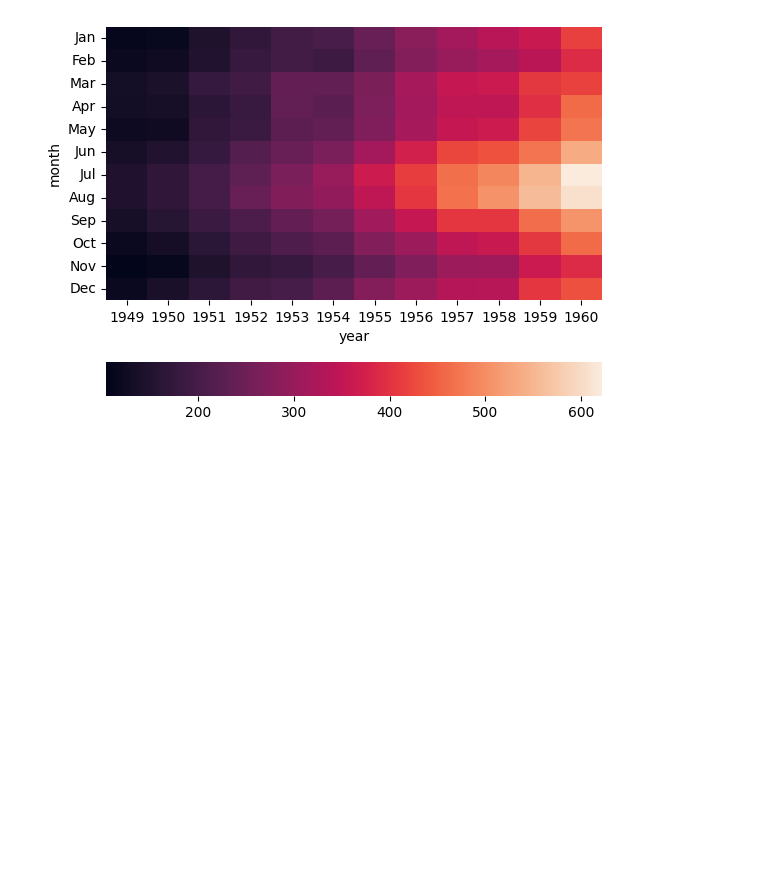
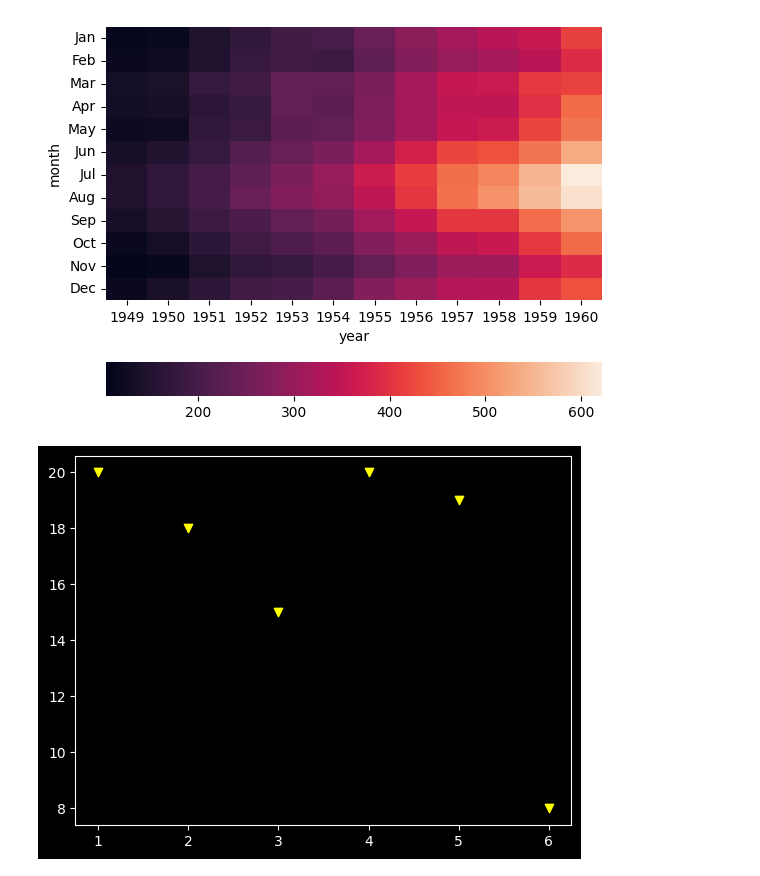
Before and after one commit to parvesh7o7/Data-Science-Learning, a Jupyter notebook: Data_Visualization.ipynb, the cells around one changed output. Drawn from its saved outputs; the diff is of its cells as text; code cells hidden in the pictures; blank space fills up the shorter version.

```diff
--- a/Data_Visualization.ipynb
+++ b/Data_Visualization.ipynb
@@ -210,3 +210,6 @@ sns.heatmap(flights, ax=ax, cbar_ax=cbar_ax, cbar_kws={"orientation":"horizontal
 # %% [output]
 <Axes: xlabel='year', ylabel='month'>
 [figure]
+# %%
+roll_no = [1,2,3,4,5,6]
+marks = [20,18,15,20,19,8]
@@ -212,0 +218,6 @@ sns.heatmap(flights, ax=ax, cbar_ax=cbar_ax, cbar_kws={"orientation":"horizontal
+# %%
+from matplotlib import colors
+plt.scatter(x=roll_no, y=marks, color='yellow', marker='v');
+plt.show()
+# %% [output]
+[figure, added]
```
Also changed, not shown: parts of 3 cells of this notebook.
